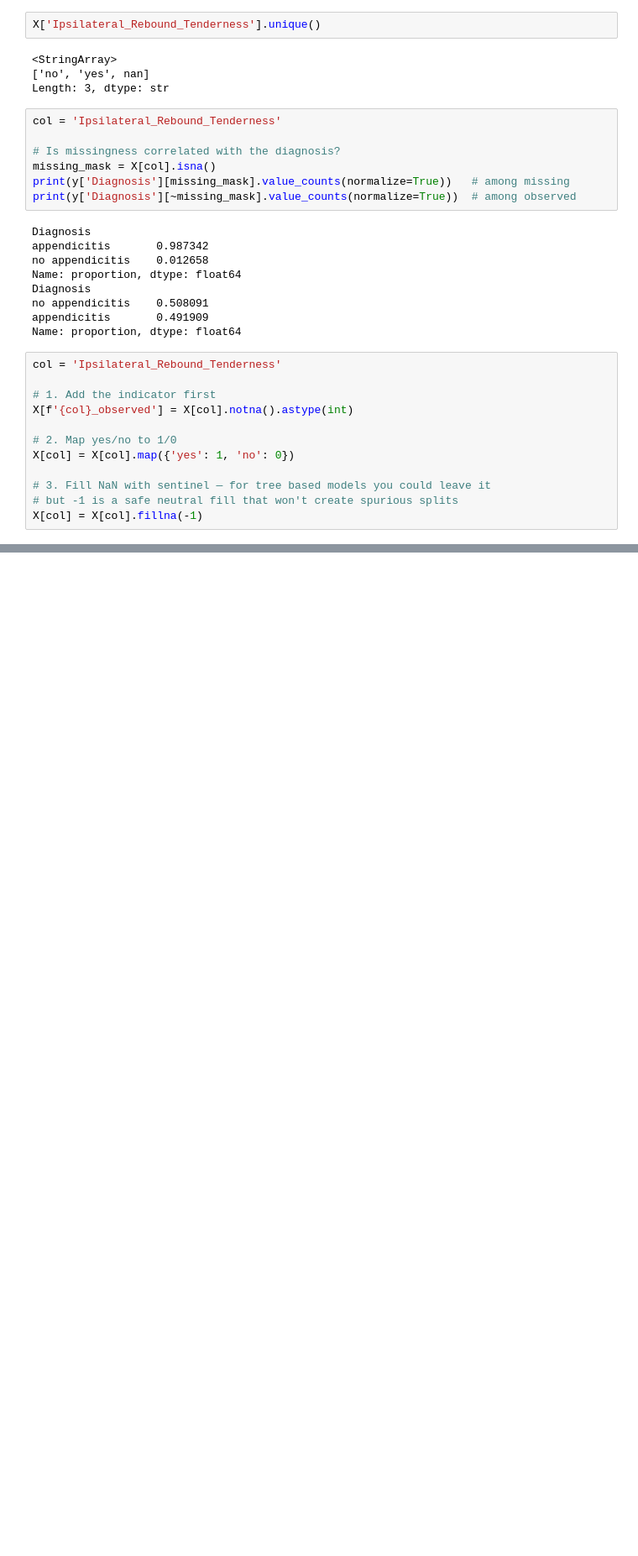
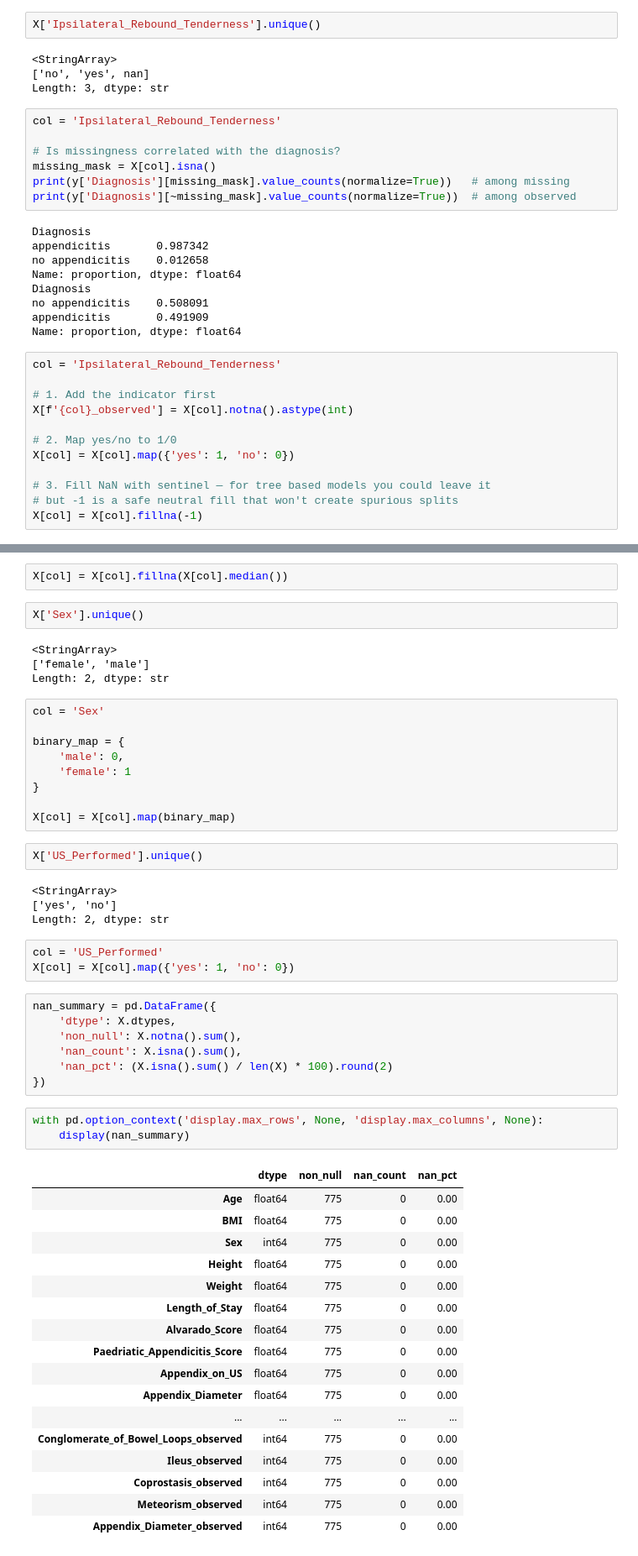
Before and after one commit to mathis-hasler/Data-Project-ML, a Jupyter notebook: Assignment_01/EDA_TBM.ipynb, the cells around one changed output, grey strips where cells are left out. Shown at 84% size. Saved outputs shown, nothing was run; the diff lists cells and outputs as text; blank space fills up the shorter version.

```diff
--- a/Assignment_01/EDA.ipynb
+++ b/Assignment_01/EDA_TBM.ipynb
@@ -907,0 +1586,54 @@ X[col] = X[col].fillna(-1)
+# %%
+X[col] = X[col].fillna(X[col].median())
+# %%
+X['Sex'].unique()
+# %% [output]
+<StringArray>
+['female', 'male']
+Length: 2, dtype: str
+# %%
+col = 'Sex'
+
+binary_map = {
+    'male': 0,
+    'female': 1
+}
+
+X[col] = X[col].map(binary_map)
+# %%
+X['US_Performed'].unique()
+# %% [output]
+<StringArray>
+['yes', 'no']
+Length: 2, dtype: str
+# %%
+col = 'US_Performed'
+X[col] = X[col].map({'yes': 1, 'no': 0})
+# %%
+nan_summary = pd.DataFrame({
+    'dtype': X.dtypes,
+    'non_null': X.notna().sum(),
+    'nan_count': X.isna().sum(),
+    'nan_pct': (X.isna().sum() / len(X) * 100).round(2)
+})
+# %%
+with pd.option_context('display.max_rows', None, 'display.max_columns', None):
+    display(nan_summary)
+# %% [output]
+|  | dtype | non_null | nan_count | nan_pct |
+| Age | float64 | 775 | 0 | 0.00 |
+| BMI | float64 | 775 | 0 | 0.00 |
+| Sex | int64 | 775 | 0 | 0.00 |
+| Height | float64 | 775 | 0 | 0.00 |
+| Weight | float64 | 775 | 0 | 0.00 |
+| Length_of_Stay | float64 | 775 | 0 | 0.00 |
+| Alvarado_Score | float64 | 775 | 0 | 0.00 |
+| Paedriatic_Appendicitis_Score | float64 | 775 | 0 | 0.00 |
+| Appendix_on_US | float64 | 775 | 0 | 0.00 |
+| Appendix_Diameter | float64 | 775 | 0 | 0.00 |
+| ... | ... | ... | ... | ... |
+| Conglomerate_of_Bowel_Loops_observed | int64 | 775 | 0 | 0.00 |
+| Ileus_observed | int64 | 775 | 0 | 0.00 |
+| Coprostasis_observed | int64 | 775 | 0 | 0.00 |
+| Meteorism_observed | int64 | 775 | 0 | 0.00 |
+| Appendix_Diameter_observed | int64 | 775 | 0 | 0.00 |
```
Also changed, not shown: parts of 63 cells of this notebook, 4 other files.
